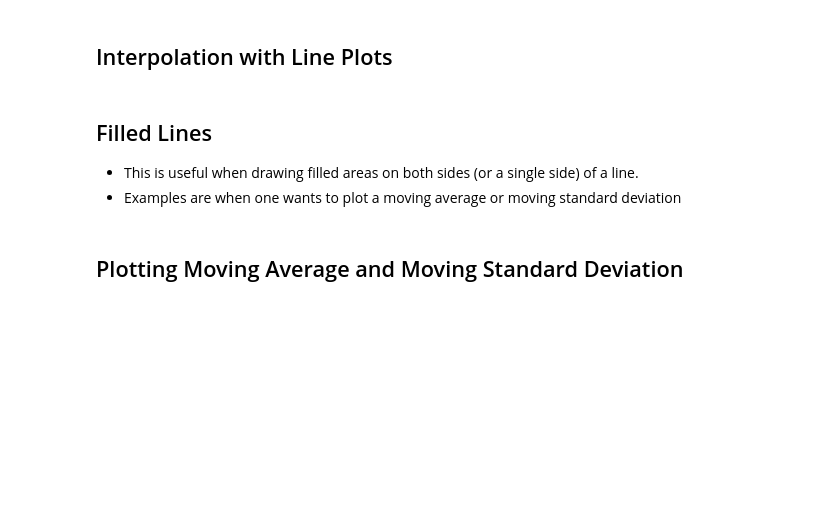
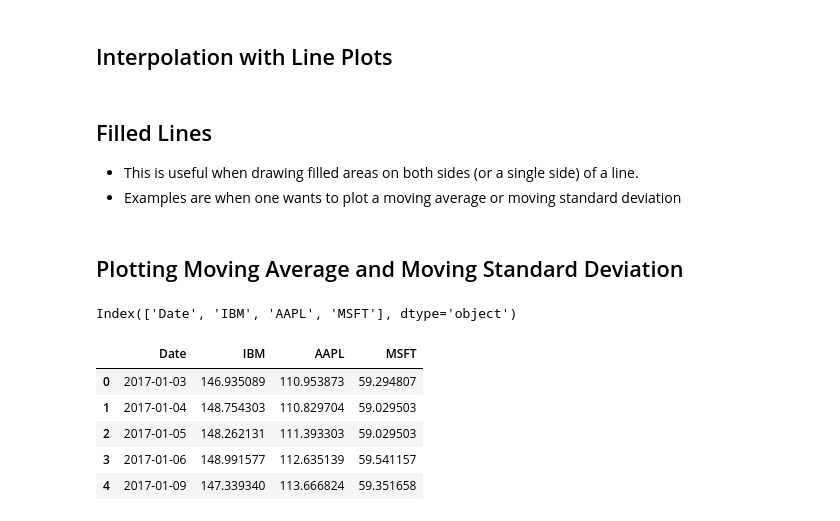
Before and after one commit to nsadawi/Python-Plotly, a Jupyter notebook: notebooks/01- Line Plots.ipynb, the cells around one changed output. Cells and saved outputs as stored; diff of their text form; code cells hidden in the pictures; blank space fills up the shorter version.

```diff
--- a/notebooks/01- Line Plots.ipynb
+++ b/notebooks/01- Line Plots.ipynb
@@ -258,5 +261,16 @@ fig.show()
 # %%
 import pandas as pd
 df = pd.read_csv('https://raw.githubusercontent.com/nsadawi/SampleCSVDatasets/master/CSVs/stock-prices-2017-2019.csv')
-#df.columns
+df.columns
+# %% [output]
+Index(['Date', 'IBM', 'AAPL', 'MSFT'], dtype='object')
+# %%
+df.head()
+# %% [output]
+|  | Date | IBM | AAPL | MSFT |
+| 0 | 2017-01-03 | 146.935089 | 110.953873 | 59.294807 |
+| 1 | 2017-01-04 | 148.754303 | 110.829704 | 59.029503 |
+| 2 | 2017-01-05 | 148.262131 | 111.393303 | 59.029503 |
+| 3 | 2017-01-06 | 148.991577 | 112.635139 | 59.541157 |
+| 4 | 2017-01-09 | 147.339340 | 113.666824 | 59.351658 |
 # %%
```
Also changed, not shown: parts of 11 cells of this notebook, 12 other files.
